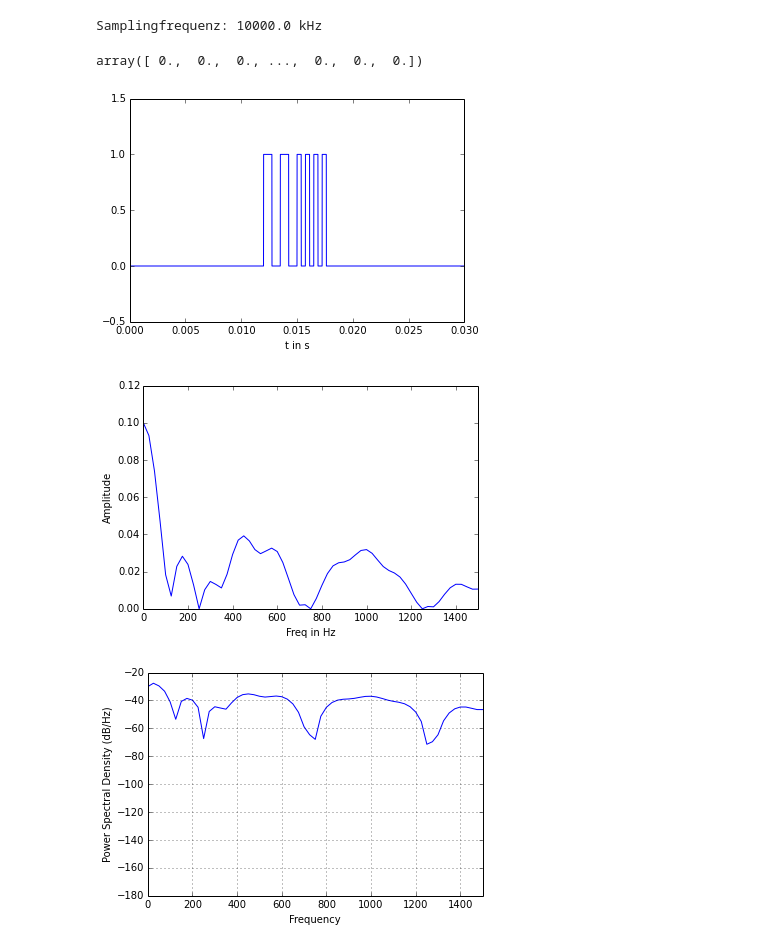
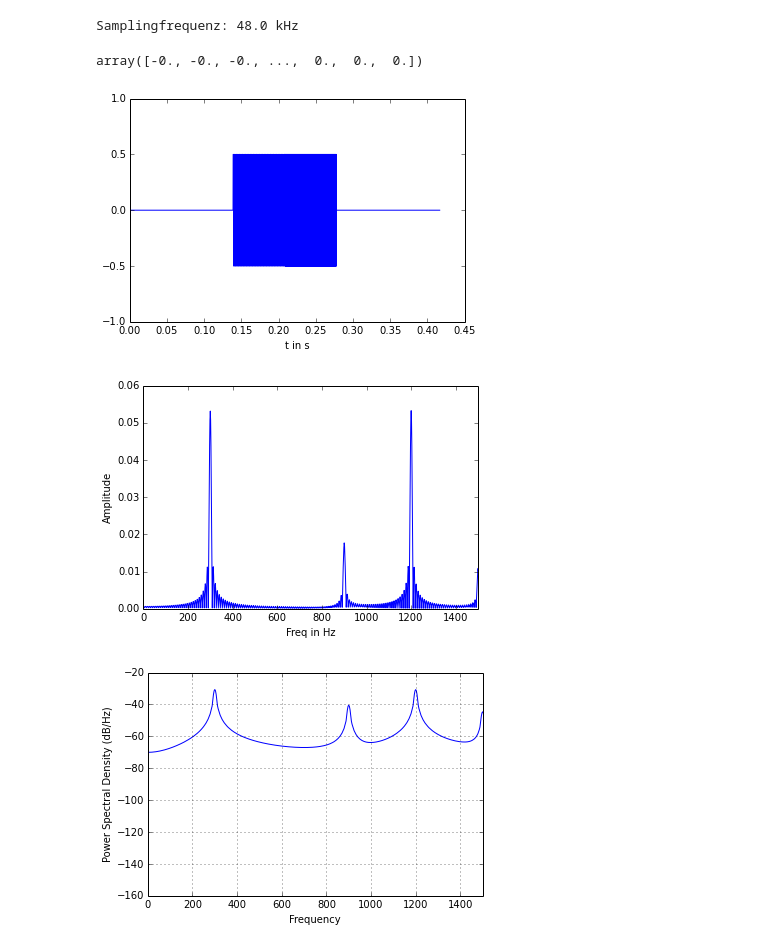
Before and after one commit to wachtlerlab/RWeiss, a Jupyter notebook: Rect-Window.ipynb, the cells around one changed output. Saved outputs shown, nothing was run; the diff lists cells and outputs as text; code cells hidden in the pictures.

```diff
--- a/Rect-Window.ipynb
+++ b/Rect-Window.ipynb
@@ -1,39 +1,41 @@
 # %%
-def rectwindow(freq1, freq2, width=3, N=10):
+def rectwindow(freq1, freq2, f_sample=10, width=3, N=100):
     "Erstellt einen rect windowed Frequenzübergang Freq1 auf Freq2 mit N Perioden Freq1 Rechteckfunktion+selbe Anz Data Freq2 und entsprechende FFT"
     freq1, freq2, width = float(freq1), float(freq2), float(width)
-    f_sample = freq1*freq2*20
+    f_sample = f_sample*1000.
     print "Samplingfrequenz:", f_sample/1000, "kHz"
-    f1 = tile(concatenate((ones(10*freq2), zeros(10*freq2)), axis=1), N)
-    f2 = tile(concatenate((ones(10*freq1), zeros(10*freq1)), axis=1), round(N*20*freq2/(20*freq1))+1)
+    f1 = tile(concatenate((ones(f_sample/(2*freq1)), zeros(f_sample/(2*freq1))), axis=1), N)
+    f2 = tile(concatenate((ones(f_sample/(2*freq2)), zeros(f_sample/(2*freq2))), axis=1), round(N*20*freq2/(20*freq1))+1)
     f2 = f2[:(f2.size-(f2.size-f1.size))]
-    f = concatenate((f1, f2), axis=1)
+    f = concatenate((f1, f2), axis=1)-0.5
     window = concatenate((zeros(((width-1)/(2*width))*f.size), ones(f.size/width)), axis=1)
     window = concatenate((window, zeros(((width-1)/(2*width))*f.size)), axis=1)
     window = concatenate((window, zeros(f.size-window.size)), axis=1)
     f = f*window
+    window_neg = window*(-1)
+    f = f*window_neg
     xaxis = linspace(0, (N/freq1)+(N/freq2), f.size)
     plot(xaxis, f)
     plt.xlabel('t in s')
-    plt.ylim(-0.5,1.5)
+    plt.ylim(-1,1)
     figure()
     FT = fft.fft(f)/f.size
     FT = FT[:(FT.size/2)]
     faxis = fft.fftfreq(f.size, (1./f_sample))
     faxis = faxis[:(faxis.size/2)]
     plot(faxis, abs(FT))
     plt.xlim(0, (freq1+freq2))
     plt.xlabel('Freq in Hz')
     plt.ylabel('Amplitude')
     figure()
-    plt.psd(f, f.size, f_sample)
+    plt.psd(f, f.size/2, f_sample)
     plt.xlim(0, (freq1+freq2))
     return f;
 
-rectwindow(500, 1000, 5)
+rectwindow(300, 1200, 48)
 # %% [output]
-Samplingfrequenz: 10000.0 kHz
+Samplingfrequenz: 48.0 kHz
-array([ 0.,  0.,  0., ...,  0.,  0.,  0.])
+array([-0., -0., -0., ...,  0.,  0.,  0.])
-[figure, old version]
+[figure, new version]
-[figure, old version]
+[figure, new version]
-[figure, old version]
+[figure, new version]
```
Also changed, not shown: 13 other files.
